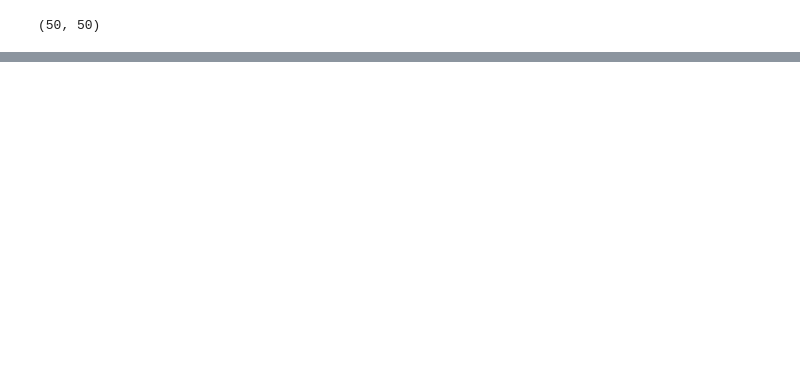
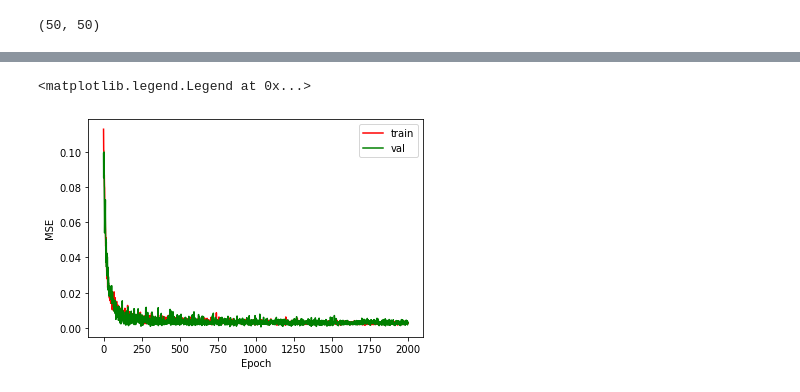
Before and after one commit to igomezv/neuralCosmoReconstruction, a Jupyter notebook: notebooks/ANN fs8.ipynb, the cells around one changed output, grey strips where cells are left out. Drawn from its saved outputs; the diff is of its cells as text; code cells hidden in the pictures; blank space fills up the shorter version.

```diff
--- a/notebooks/ANN fs8.ipynb
+++ b/notebooks/ANN fs8.ipynb
@@ -326,0 +468,11 @@ sns.pairplot(dfMook, diag_kind="kde")
+# %%
+plt.plot(model2_train.history['loss'], color='r')
+plt.plot(model2_train.history['val_loss'], color='g')
+plt.ylabel('MSE')
+plt.xlabel('Epoch')
+# plt.xscale('log')
+plt.legend(['train', 'val'], loc='upper right')
+# plt.savefig('lossfs8dropout.png', dpi=100)
+# %% [output]
+<matplotlib.legend.Legend at 0x...>
+[figure, added]
```
Also changed, not shown: parts of 29 cells of this notebook.
